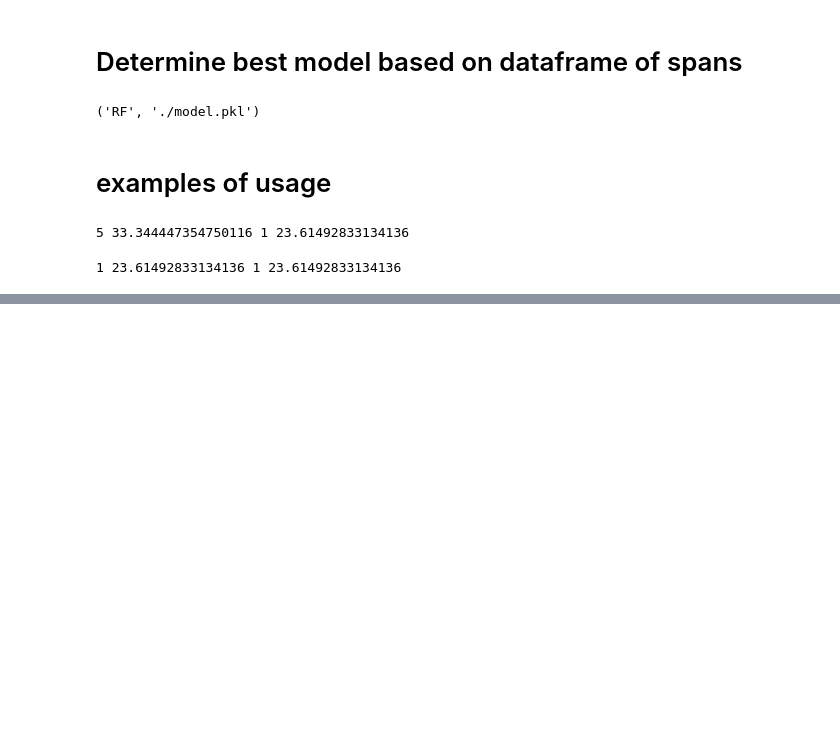
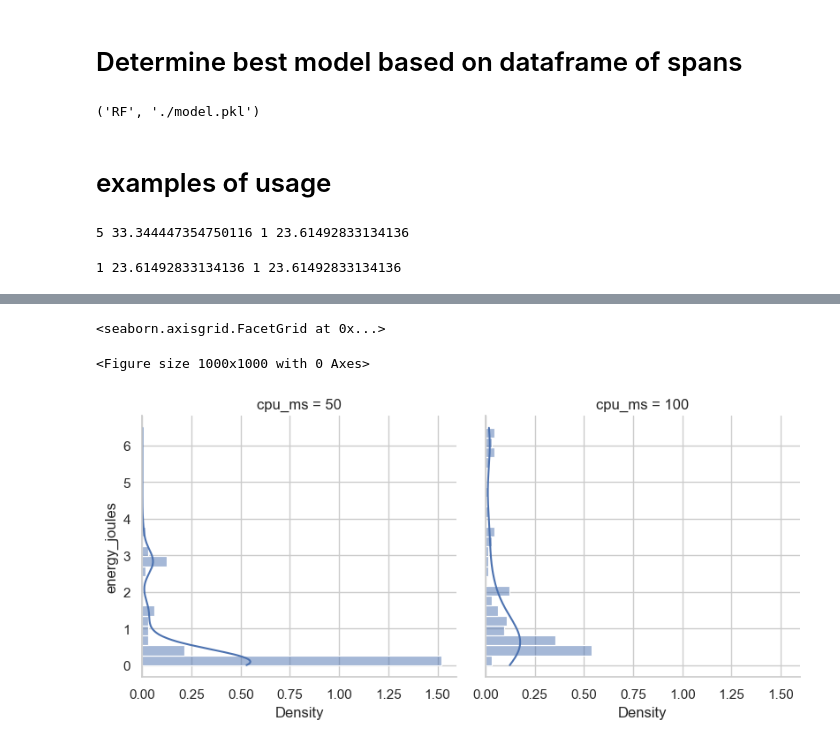
Before and after one commit to tedscott/SideProjects, a Jupyter notebook: E2EGHG/AccuracyModelEngine.ipynb, the cells around one changed output, grey strips where cells are left out. Saved outputs shown, nothing was run; the diff lists cells and outputs as text; code cells hidden in the pictures; blank space fills up the shorter version.

```diff
--- a/E2EGHG/AccuracyModelEngine.ipynb
+++ b/E2EGHG/AccuracyModelEngine.ipynb
@@ -752,0 +802,9 @@ print(num, acc, min_num, best_acc)
+# %%
+df_highfreq = df_spans.query('active_interval_ms == 25')
+# %%
+plt.figure(figsize=(10,10))
+sns.displot(data=df_highfreq, y='energy_joules', stat='density', col='cpu_ms', kde=True, col_wrap=4, height=4)
+# %% [output]
+<seaborn.axisgrid.FacetGrid at 0x...>
+<Figure size 1000x1000 with 0 Axes>
+[figure, added]
```
Also changed, not shown: parts of 4 cells of this notebook, 2 other files.
